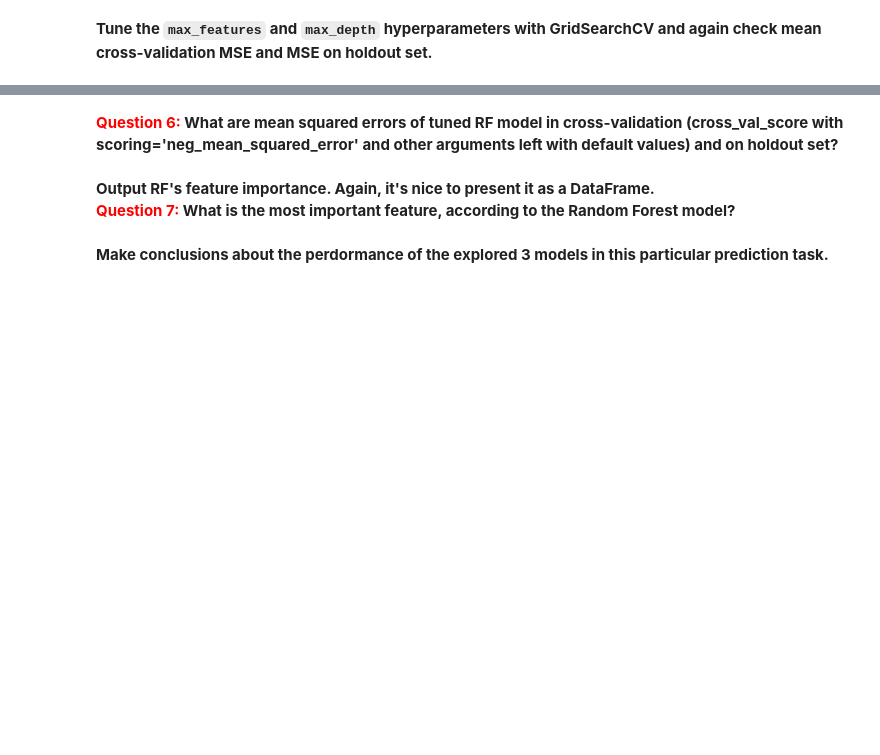
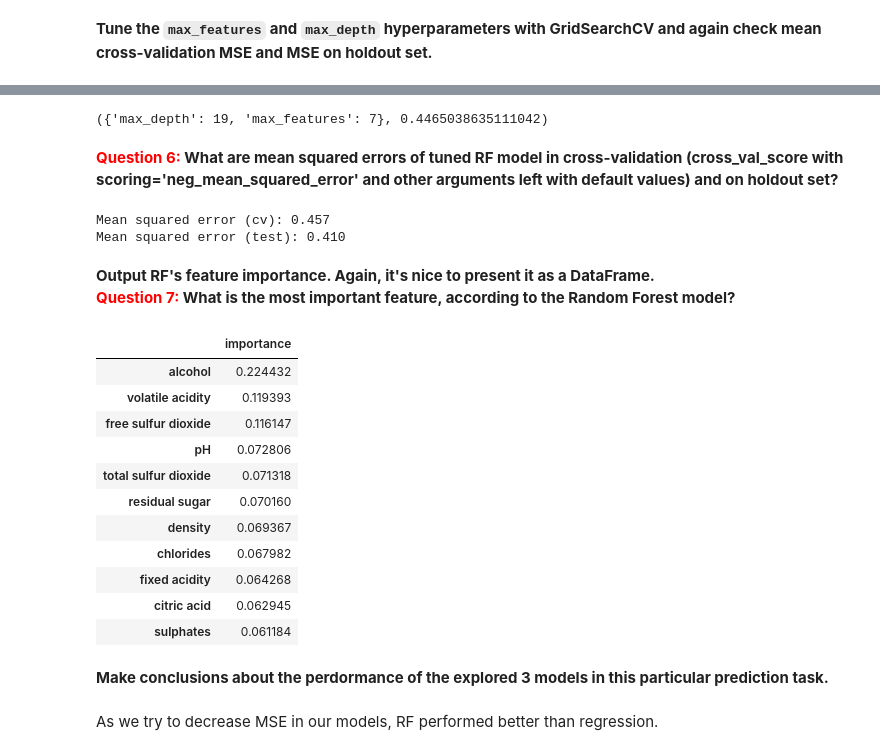
Before and after one commit to akuznetsovsp/mlcourseai_edu_projects, a Jupyter notebook: a6-demo-linear-models-and-rf-for-regression.ipynb, the cells around one changed output, grey strips where cells are left out. Drawn from its saved outputs; the diff is of its cells as text; code cells hidden in the pictures; blank space fills up the shorter version.

Commit message:
Kaggle Notebook | A6 (demo). Linear models and RF for regression | Version 4

```diff
--- a/a6-demo-linear-models-and-rf-for-regression.ipynb
+++ b/a6-demo-linear-models-and-rf-for-regression.ipynb
@@ -188,0 +187,3 @@ Mean squared error (test): 0.565
+# %%
+forest = RandomForestRegressor(random_state=17)
+forest.fit(X_train_scaled, y_train)
@@ -195,9 +207,13 @@ Mean squared error (test): 0.565
 # %% [markdown]
 **Tune the `max_features` and `max_depth` hyperparameters with GridSearchCV and again check mean cross-validation MSE and MSE on holdout set.**
 # %%
-# forest_params = {'max_depth': list(range(10, 25)),
-#                  'min_samples_leaf': list(range(1, 8)),
-#                  'max_features': list(range(6,12))}
+forest_params = {'max_depth': list(range(10, 25)),
+                 'max_features': list(range(6,12))}
 
-# locally_best_forest = GridSearchCV # you code here
-# locally_best_forest.fit # you code here
+locally_best_forest = GridSearchCV(estimator=forest,
+                                   cv=5,
+                                   param_grid=forest_params,
+                                   verbose=1,
+                                   n_jobs=-1)
+# %%
+locally_best_forest.fit(X_train_scaled, y_train)
@@ -204,10 +238,20 @@ Mean squared error (test): 0.565
 # %%
-# locally_best_forest.best_params_, locally_best_forest.best_score_
+locally_best_forest.best_params_, locally_best_forest.best_score_
+# %% [output]
+({'max_depth': 19, 'max_features': 7}, 0.4465038635111042)
 # %% [markdown]
 **<font color='red'>Question 6:</font> What are mean squared errors of tuned RF model in cross-validation (cross_val_score with scoring='neg_mean_squared_error' and other arguments left with default values) and on holdout set?**
 # %%
-# print("Mean squared error (cv): %.3f" % # you code here
-# print("Mean squared error (test): %.3f" % # you code here
+print("Mean squared error (cv): %.3f" % (np.abs
+                                         (np.mean
+                                                (cross_val_score
+                                                 (locally_best_forest.best_estimator_,
+                                                  X_train_scaled, y_train,
+                                                  scoring="neg_mean_squared_error")))))
+print("Mean squared error (test): %.3f" % (mean_squared_error(y_holdout, locally_best_forest.best_estimator_.predict(X_holdout_scaled))))
+# %% [output]
+Mean squared error (cv): 0.457
+Mean squared error (test): 0.410
 # %% [markdown]
 **Output RF's feature importance. Again, it's nice to present it as a DataFrame.**<br>
 **<font color='red'>Question 7:</font> What is the most important feature, according to the Random Forest model?**
@@ -217,2 +258,22 @@ Mean squared error (test): 0.565
+# %%
+X.columns
+locally_best_forest.best_estimator_.feature_importances_
+rf_importance = pd.DataFrame({'importance':locally_best_forest.best_estimator_.feature_importances_}, index=X.columns)
+rf_importance.sort_values(by='importance', ascending=False)
+# %% [output]
+|  | importance |
+| alcohol | 0.224432 |
+| volatile acidity | 0.119393 |
+| free sulfur dioxide | 0.116147 |
+| pH | 0.072806 |
+| total sulfur dioxide | 0.071318 |
+| residual sugar | 0.070160 |
+| density | 0.069367 |
+| chlorides | 0.067982 |
+| fixed acidity | 0.064268 |
+| citric acid | 0.062945 |
+| sulphates | 0.061184 |
 # %% [markdown]
 **Make conclusions about the perdormance of the explored 3 models in this particular prediction task.**
+# %% [markdown]
+As we try to decrease MSE in our models, RF performed better than regression.
```
Also changed, not shown: parts of 9 cells of this notebook.
